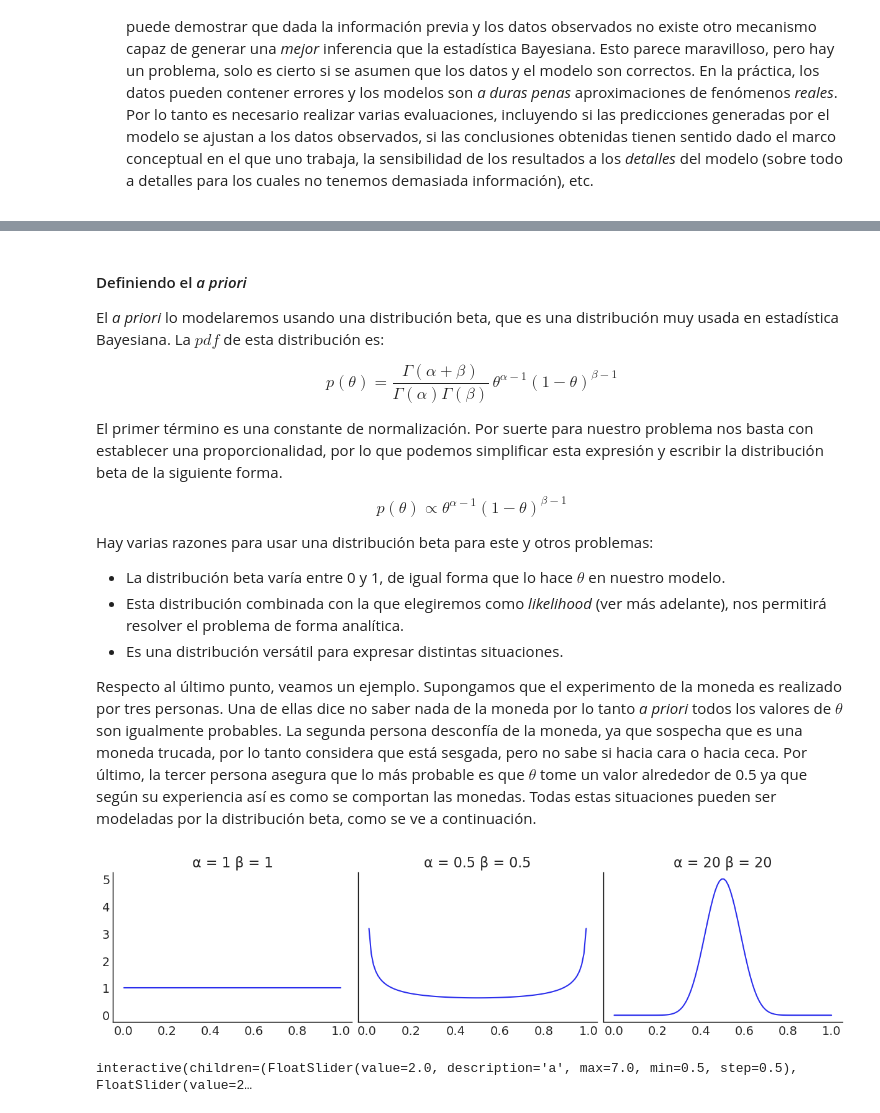
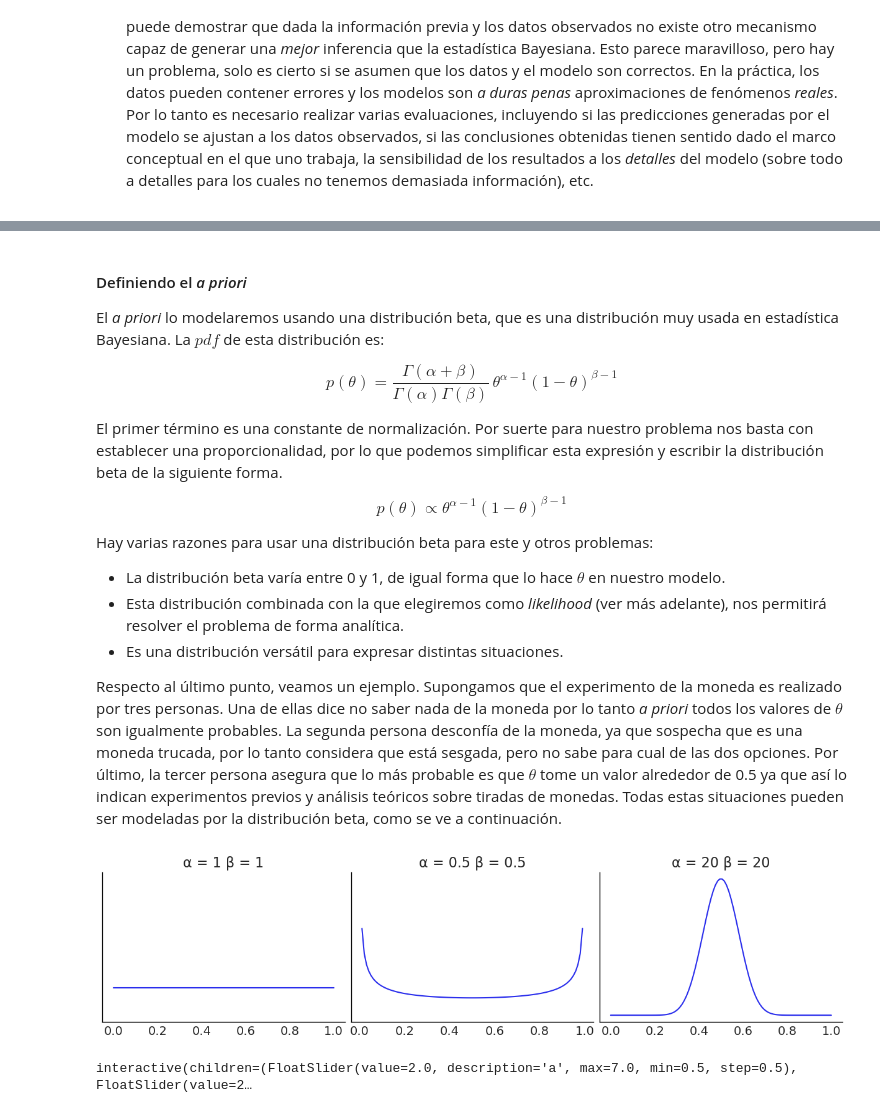
Before and after one commit to Grupo-de-modelado-probabilista/modelado_bayesiano, a Jupyter notebook: 01_Teorema_de_Bayes_e_inferencia_estadística.ipynb, the cells around one changed output, grey strips where cells are left out. Cells and saved outputs as stored; diff of their text form; code cells hidden in the pictures.

```diff
--- a/01_Teorema_de_Bayes_e_inferencia_estadística.ipynb
+++ b/01_Teorema_de_Bayes_e_inferencia_estadística.ipynb
@@ -197,19 +144,20 @@ Hay varias razones para usar una distribución beta para este y otros problemas:
 * Esta distribución combinada con la que elegiremos como _likelihood_ (ver más adelante), nos permitirá resolver el problema de forma analítica.
 * Es una distribución versátil para expresar distintas situaciones.
 
-Respecto al último punto, veamos un ejemplo. Supongamos que el experimento de la moneda es realizado por tres personas. Una de ellas dice no saber nada de la moneda por lo tanto _a priori_ todos los valores de $\theta$ son igualmente probables. La segunda persona desconfía de la moneda, ya que sospecha que es una moneda trucada, por lo tanto considera que está sesgada, pero no sabe si hacia cara o hacia ceca. Por último, la tercer persona asegura que lo más probable es que $\theta$ tome un valor alrededor de 0.5 ya que según su experiencia así es como se comportan las monedas. Todas estas situaciones pueden ser modeladas por la distribución beta, como se ve a continuación.
+Respecto al último punto, veamos un ejemplo. Supongamos que el experimento de la moneda es realizado por tres personas. Una de ellas dice no saber nada de la moneda por lo tanto _a priori_ todos los valores de $\theta$ son igualmente probables. La segunda persona desconfía de la moneda, ya que sospecha que es una moneda trucada, por lo tanto considera que está sesgada, pero no sabe para cual de las dos opciones. Por último, la tercer persona asegura que lo más probable es que $\theta$ tome un valor alrededor de 0.5 ya que así lo indican experimentos previos y análisis teóricos sobre tiradas de monedas. Todas estas situaciones pueden ser modeladas por la distribución beta, como se ve a continuación.
 # %%
 _, axes = plt.subplots(1, 3, figsize=(12, 3), sharey=True)
 x = np.linspace(0, 1, 100)
 
 params = [(1, 1), (0.5, 0.5), (20, 20)]
 
 for (a, b), ax  in zip(params, axes):
     y = stats.beta.pdf(x, a, b)
     ax.plot(x, y)
+    ax.set_yticks([])
     ax.set_title(f'α = {a} β = {b}')
 # %% [output]
-[figure, old version]
+[figure, new version]
 # %%
 def beta(a, b):
     x = np.linspace(0, 1, 130)
```
Also changed, not shown: parts of 15 cells of this notebook, 1 other file.
